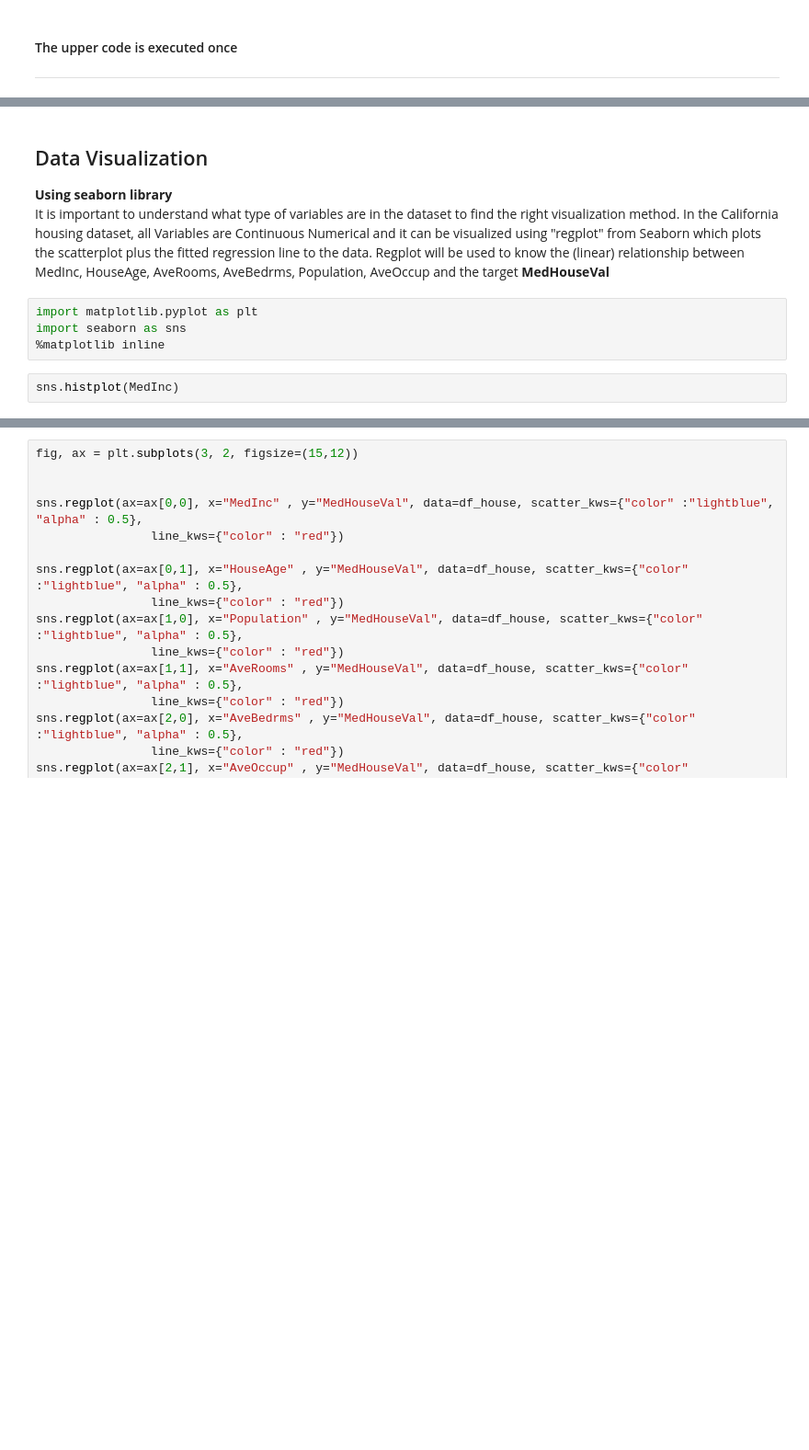
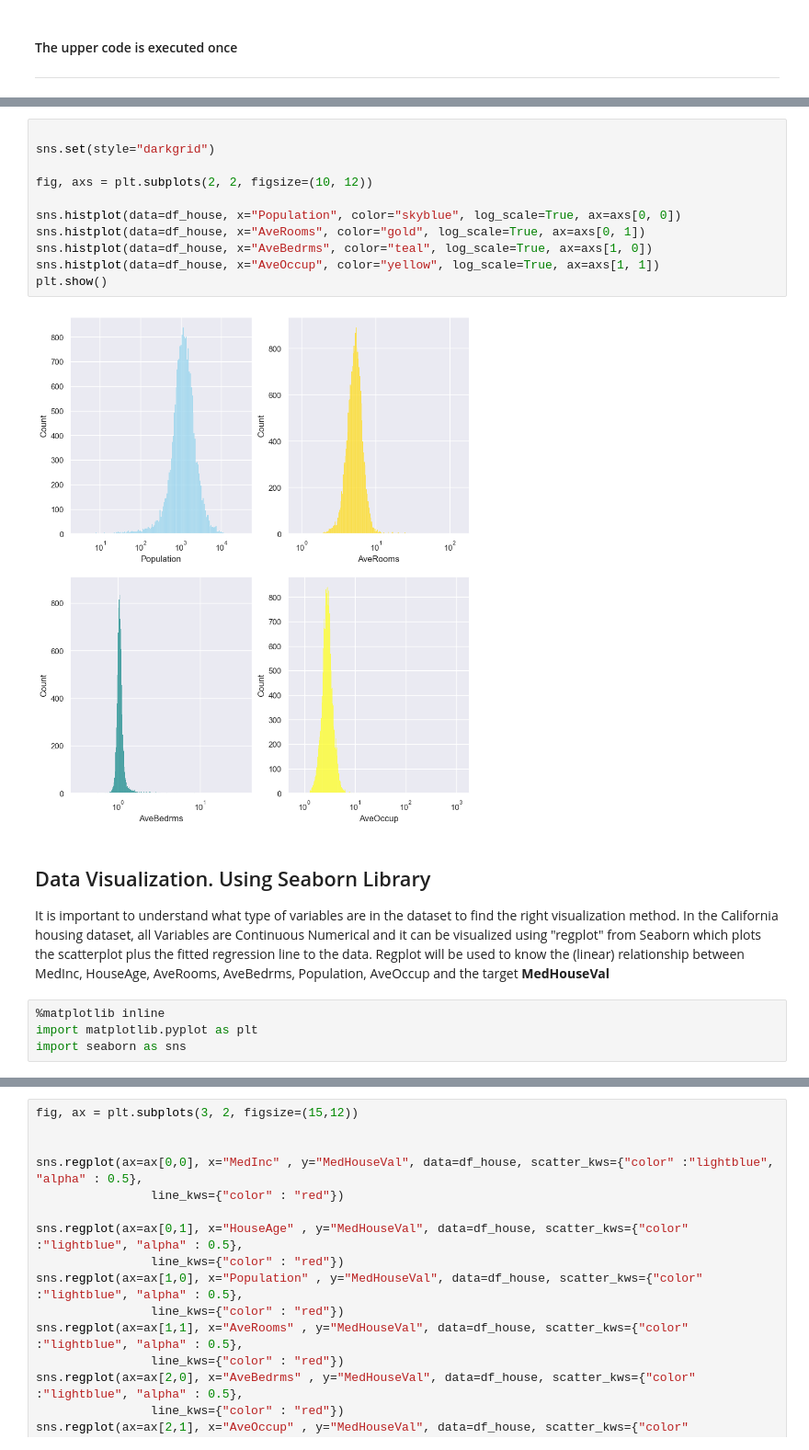
Before and after one commit to irenediaz1974/Portfolio2023, a Jupyter notebook: Regression Project/Data_analysis.ipynb, the cells around one changed output, grey strips where cells are left out. Shown: that part at 92% size. Saved outputs shown, nothing was run; the diff lists cells and outputs as text; blank space fills up the shorter version.

```diff
--- a/Regression Project/Data_analysis.ipynb
+++ b/Regression Project/Data_analysis.ipynb
@@ -117,12 +144,22 @@ Since the dataset was load from sklearn library, all the variables are standardi
+# %%
+
+sns.set(style="darkgrid")
+
+fig, axs = plt.subplots(2, 2, figsize=(10, 12))
+
+sns.histplot(data=df_house, x="Population", color="skyblue", log_scale=True, ax=axs[0, 0])
+sns.histplot(data=df_house, x="AveRooms", color="gold", log_scale=True, ax=axs[0, 1])
+sns.histplot(data=df_house, x="AveBedrms", color="teal", log_scale=True, ax=axs[1, 0])
+sns.histplot(data=df_house, x="AveOccup", color="yellow", log_scale=True, ax=axs[1, 1])
+plt.show()
+# %% [output]
+[figure, added]
 # %% [markdown]
 
-<h2 id="pattern_visualization">Data Visualization</h2>
-<b>Using seaborn library</b>
-<p> It is important to understand what type of variables are in the dataset to find the right visualization method. In the California housing dataset, all Variables are Continuous Numerical and it can be visualized using "regplot" from Seaborn which plots the scatterplot plus the fitted regression line to the data. Regplot will be used to know the (linear) relationship between MedInc, HouseAge, AveRooms,	AveBedrms,	Population,	AveOccup and the target <b>MedHouseVal</b>
-</p>
+## Data Visualization. Using Seaborn Library<a name="pattern_visualization"></a>
+
+It is important to understand what type of variables are in the dataset to find the right visualization method. In the California housing dataset, all Variables are Continuous Numerical and it can be visualized using "regplot" from Seaborn which plots the scatterplot plus the fitted regression line to the data. Regplot will be used to know the (linear) relationship between MedInc, HouseAge, AveRooms,	AveBedrms,	Population,	AveOccup and the target **MedHouseVal**
 # %%
+%matplotlib inline
 import matplotlib.pyplot as plt
 import seaborn as sns
-%matplotlib inline
-# %%
-sns.histplot(MedInc)
```
Also changed, not shown: parts of 23 cells of this notebook.
